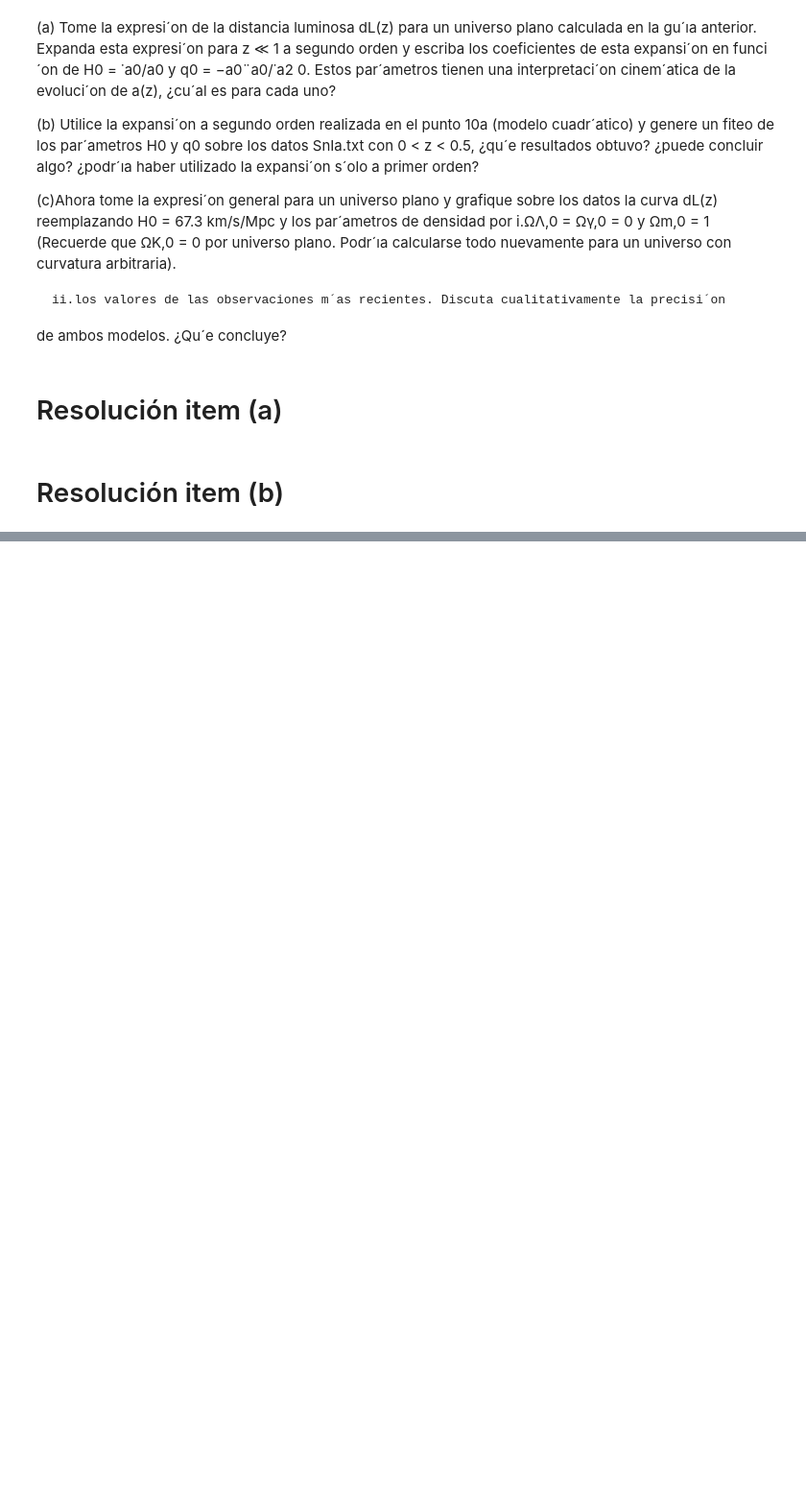
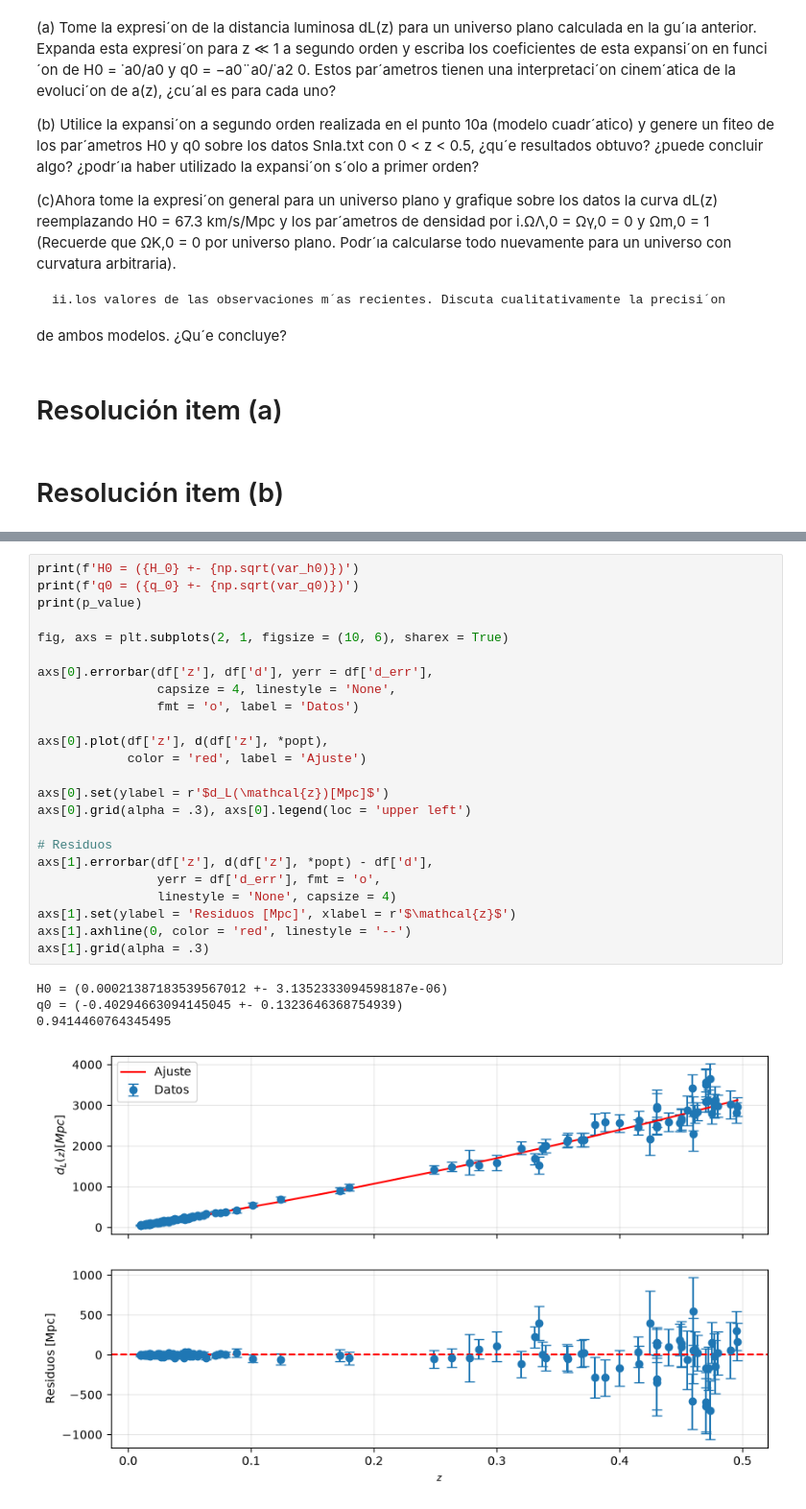
Before and after one commit to TomasMastantuono/Archivos_facultad, a Jupyter notebook: cosmologia/Entrega/2da-Entrega/P10-2.ipynb, the cells around one changed output, grey strips where cells are left out. Shown at 96% size. Saved outputs shown, nothing was run; the diff lists cells and outputs as text; blank space fills up the shorter version.

```diff
--- a/cosmologia/Entrega/2da-Entrega/P10-2.ipynb
+++ b/cosmologia/Entrega/2da-Entrega/P10-2.ipynb
@@ -115,0 +120,29 @@ axs[1].grid(alpha = .3)
+# %%
+print(f'H0 = ({H_0} +- {np.sqrt(var_h0)})')
+print(f'q0 = ({q_0} +- {np.sqrt(var_q0)})')
+print(p_value)
+
+fig, axs = plt.subplots(2, 1, figsize = (10, 6), sharex = True)
+
+axs[0].errorbar(df['z'], df['d'], yerr = df['d_err'],
+                capsize = 4, linestyle = 'None',
+                fmt = 'o', label = 'Datos')
+
+axs[0].plot(df['z'], d(df['z'], *popt),
+            color = 'red', label = 'Ajuste')
+
+axs[0].set(ylabel = r'$d_L(\mathcal{z})[Mpc]$')
+axs[0].grid(alpha = .3), axs[0].legend(loc = 'upper left')
+
+# Residuos
+axs[1].errorbar(df['z'], d(df['z'], *popt) - df['d'],
+                yerr = df['d_err'], fmt = 'o',
+                linestyle = 'None', capsize = 4)
+axs[1].set(ylabel = 'Residuos [Mpc]', xlabel = r'$\mathcal{z}$')
+axs[1].axhline(0, color = 'red', linestyle = '--')
+axs[1].grid(alpha = .3)
+# %% [output]
+H0 = (0.00021387183539567012 +- 3.1352333094598187e-06)
+q0 = (-0.40294663094145045 +- 0.1323646368754939)
+0.9414460764345495
+[figure, added]
```
Also changed, not shown: parts of 13 cells of this notebook.
